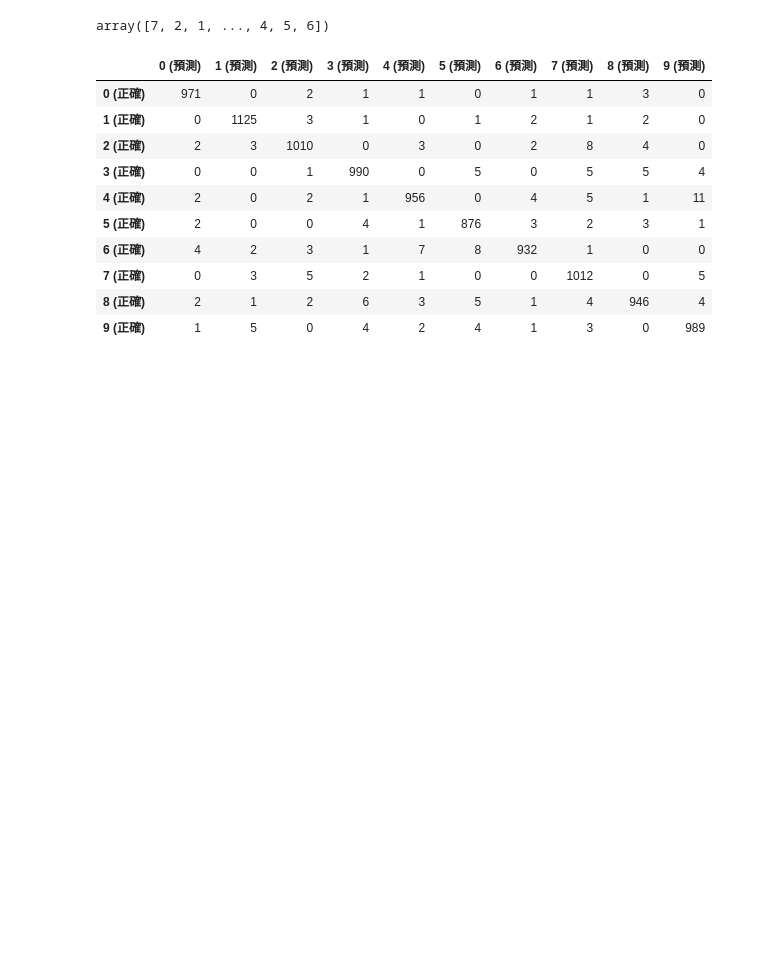
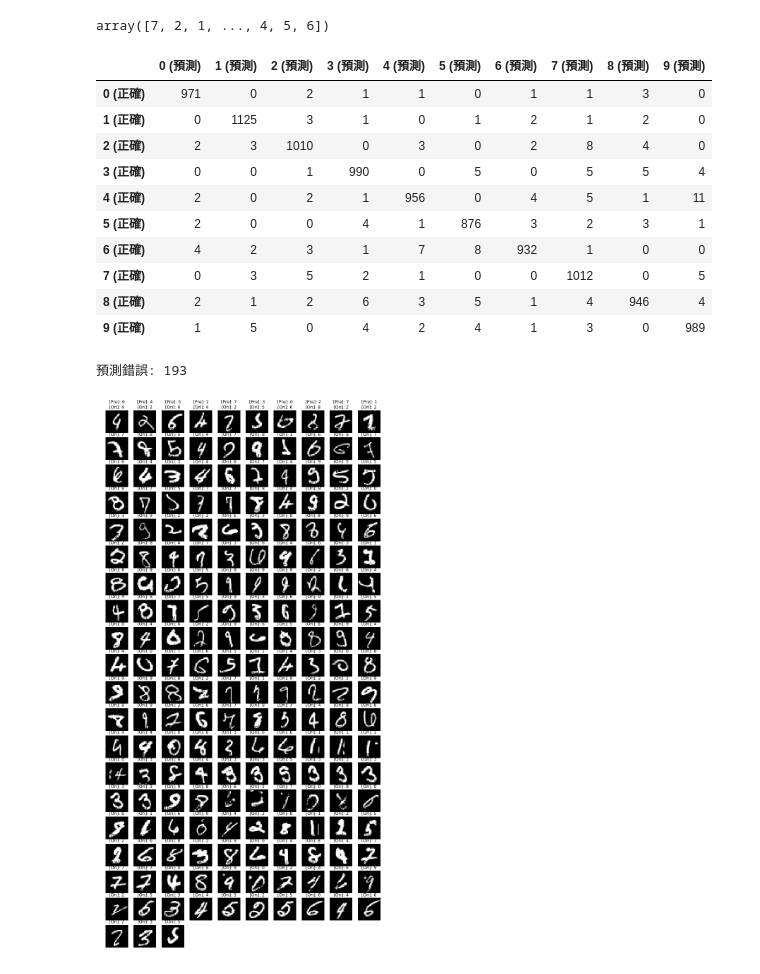
Before and after one commit to Elwing-Chou/ML1019, a Jupyter notebook: mlp.ipynb, the cells around one changed output. Cells and saved outputs as stored; diff of their text form; code cells hidden in the pictures; blank space fills up the shorter version.

```diff
--- a/mlp.ipynb
+++ b/mlp.ipynb
@@ -168,3 +168,26 @@ pd.DataFrame(confusion_matrix(y_test, pre),
 | 7 (正確) | 0 | 3 | 5 | 2 | 1 | 0 | 0 | 1012 | 0 | 5 |
 | 8 (正確) | 2 | 1 | 2 | 6 | 3 | 5 | 1 | 4 | 946 | 4 |
 | 9 (正確) | 1 | 5 | 0 | 4 | 2 | 4 | 1 | 3 | 0 | 989 |
+# %%
+import numpy as np
+# nonzero: (1st索引, 2nd索引, 3rd索引...)
+idx = np.nonzero(pre != y_test)[0]
+print("預測錯誤:", len(idx))
+pre_false_img = x_test[idx]
+pre_false_label = y_test[idx]
+pre_false_predict = pre[idx]
+
+width = 10
+height = len(idx) // width + 1
+
+plt.figure(figsize=(14, 28))
+for i, img in enumerate(pre_false_img):
+    plt.subplot(height, width, i+1)
+    t = "[Pre]: {}\n[Ori]: {}".format(pre_false_predict[i],
+                                      pre_false_label[i])
+    plt.title(t)
+    plt.axis("off")
+    plt.imshow(img, cmap="gray")
+# %% [output]
+預測錯誤: 193
+[figure, added]
```
